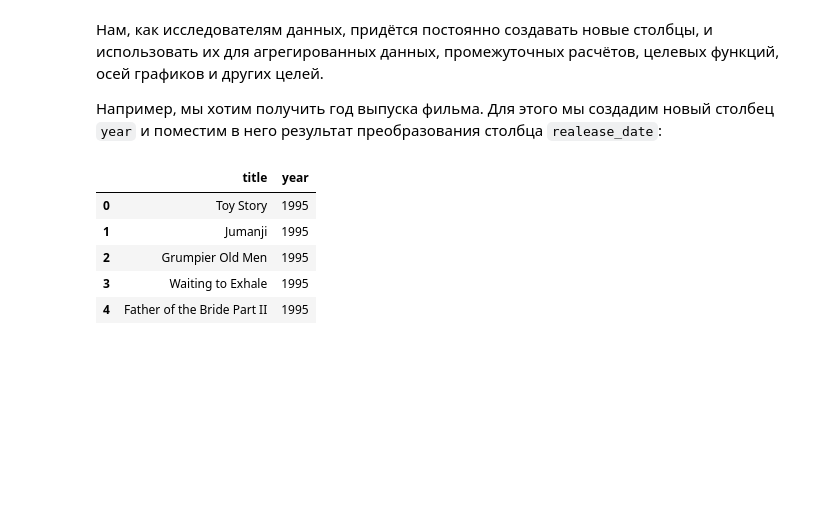
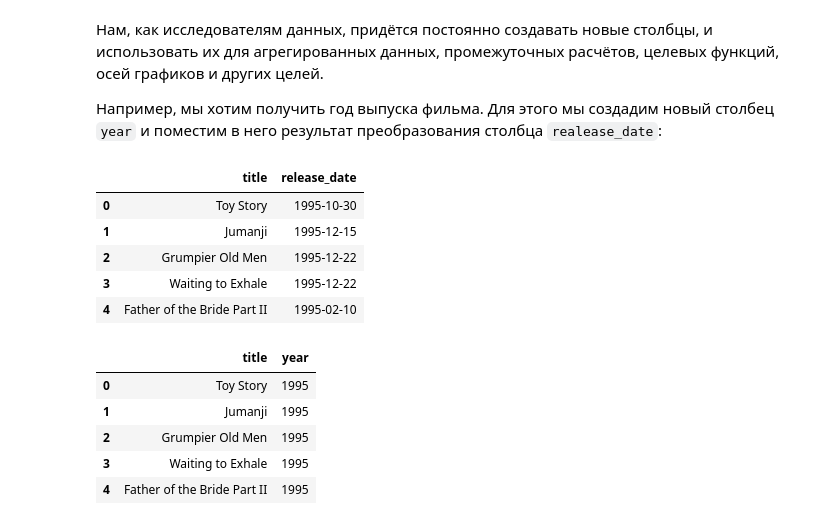
Before and after one commit to Fadilsa9/-2-TheFounder-Tsifrotech, a Jupyter notebook: 7_2_Отзывы_к_фильмам_(исследуем_датасет_IMDB).ipynb, the cells around one changed output. Cells and saved outputs as stored; diff of their text form; code cells hidden in the pictures; blank space fills up the shorter version.

```diff
--- a/7_2_Отзывы_к_фильмам_(исследуем_датасет_IMDB).ipynb
+++ b/7_2_Отзывы_к_фильмам_(исследуем_датасет_IMDB).ipynb
@@ -260,6 +267,15 @@ df[df['budget'].isnull()].shape # Получаем только записи с
 Нам, как исследователям данных, придётся постоянно создавать новые столбцы, и использовать их для агрегированных данных, промежуточных расчётов, целевых функций, осей графиков и других целей.
 
 Например, мы хотим получить год выпуска фильма. Для этого мы создадим новый столбец `year` и поместим в него результат преобразования столбца `realease_date`:
+# %%
+df[['title', 'release_date']].head()
+# %% [output]
+|  | title | release_date |
+| 0 | Toy Story | 1995-10-30 |
+| 1 | Jumanji | 1995-12-15 |
+| 2 | Grumpier Old Men | 1995-12-22 |
+| 3 | Waiting to Exhale | 1995-12-22 |
+| 4 | Father of the Bride Part II | 1995-02-10 |
 # %%
 # Пытаемся преобразовать строку вида 1995-10-30 к 1995
 df['year'] = pd.to_datetime(df['release_date'], errors='coerce').apply(lambda x: str(x).split('-')[0] if x != np.nan else np.nan)
```
Also changed, not shown: parts of 13 cells of this notebook.
